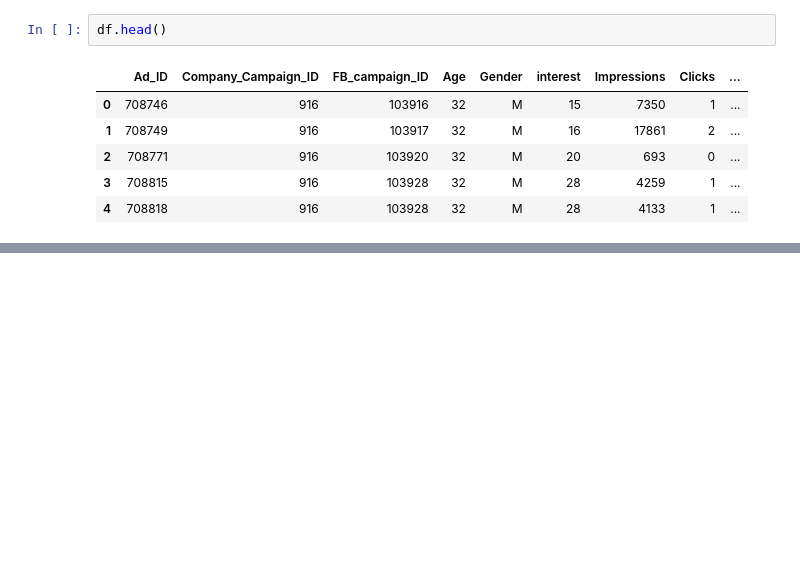
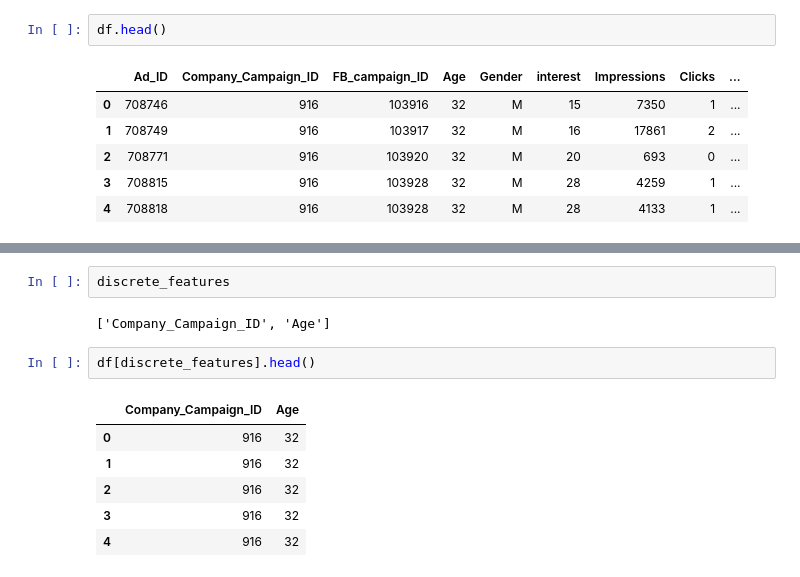
Before and after one commit to abdeloufir/marketing_camp_rev_pred, a Jupyter notebook: notebooks/data_eda.ipynb, the cells around one changed output, grey strips where cells are left out. Cells and saved outputs as stored; diff of their text form; blank space fills up the shorter version.

```diff
--- a/notebooks/data_eda.ipynb
+++ b/notebooks/data_eda.ipynb
@@ -231,0 +51,13 @@ for i in df_corr.columns:
+# %%
+discrete_features
+# %% [output]
+['Company_Campaign_ID', 'Age']
+# %%
+df[discrete_features].head()
+# %% [output]
+|  | Company_Campaign_ID | Age |
+| 0 | 916 | 32 |
+| 1 | 916 | 32 |
+| 2 | 916 | 32 |
+| 3 | 916 | 32 |
+| 4 | 916 | 32 |
```
Also changed, not shown: parts of 48 cells of this notebook.
